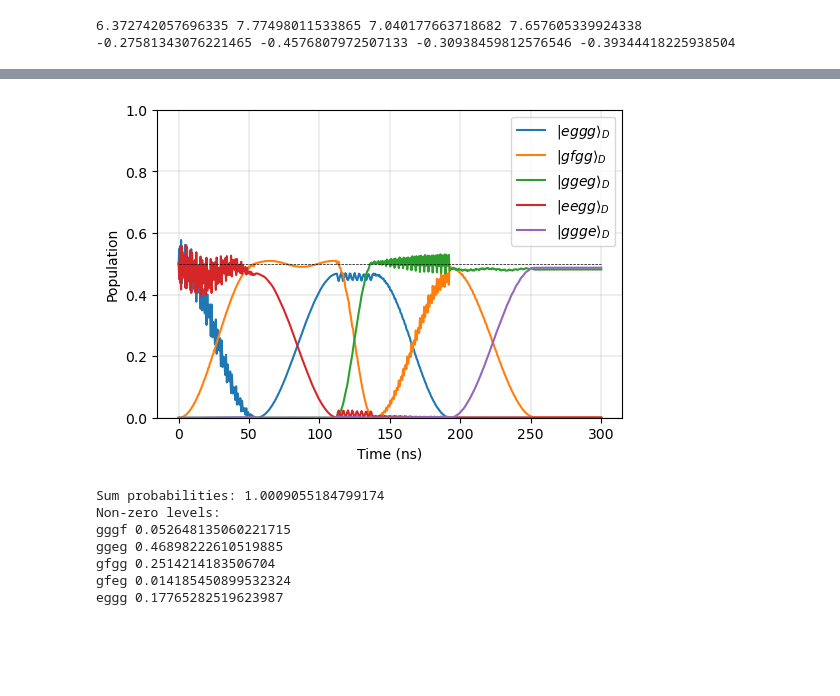
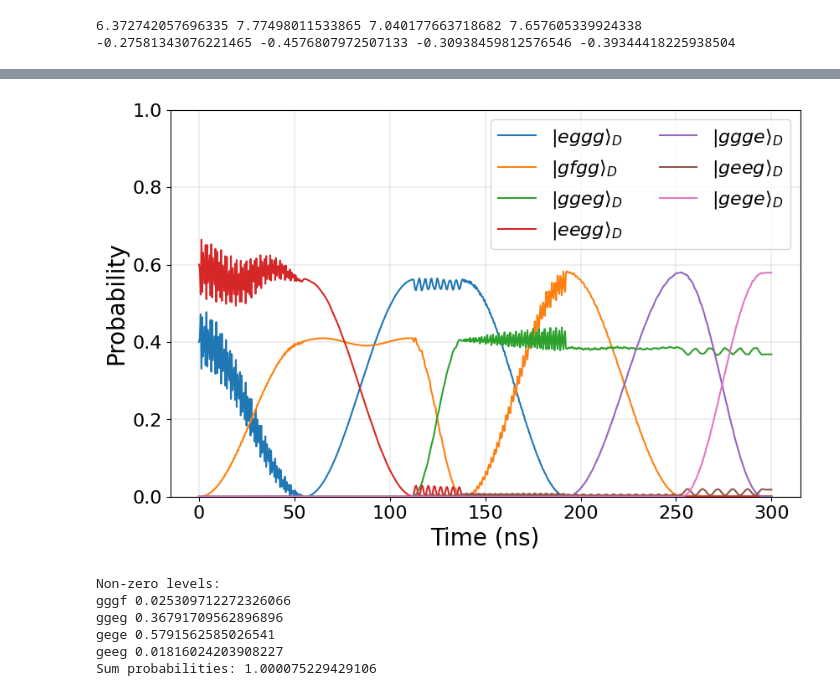
Before and after one commit to sebastienLeg/qutip_sims, a Jupyter notebook: 4transmon_fixed_freq_swap.ipynb, the cells around one changed output, grey strips where cells are left out. Drawn from its saved outputs; the diff is of its cells as text; code cells hidden in the pictures; blank space fills up the shorter version.

```diff
--- a/4transmon_fixed_freq_swap.ipynb
+++ b/4transmon_fixed_freq_swap.ipynb
@@ -14,7 +14,7 @@ from PulseSequence import PulseSequence
 from QSwitch import QSwitch
 
 style.use('default')
-plt.rcParams['figure.figsize'] = [6, 4]
+plt.rcParams['figure.figsize'] = [9.7, 6]
 default_colors = plt.rcParams['axes.prop_cycle'].by_key()['color']
 scq.settings.PROGRESSBAR_DISABLED = True
 # %%
@@ -117,8 +127,8 @@ updated wd from 7.561877470284444 to 7.561877470284444
 # %%
 # times = np.linspace(0, 650, 200)
-# times = np.linspace(0, 1450, 400)
-times = np.linspace(0, 300, 500)
-# times = np.linspace(0, 10, 100)
+# times = np.linspace(0, 1000, 400)
+times = np.linspace(0, 300, 700)
+# times = np.linspace(0, 50, 100)
 
 envelope_seq = seq.get_envelope_seq()
 print(seq.get_pulse_freqs(), '(GHz)')
@@ -154,12 +164,14 @@ c_ops = [
 # %%
 # psi0_name = 'eggg'
 # psi0_name = 'gfgg'
+# psi0_name = 'efgg'
 # psi0_name = 'eegg'
 # psi0_name = 'ggeg'
 # psi0_name = 'ggge'
 
 # psi0 = qram.state(psi0_name)
-psi0 = np.sqrt(1/2) * qram.state('eggg') + np.sqrt(1/2) * qram.state('eegg') # QRAM start
+psi0 = np.sqrt(0.4) * qram.state('eggg') + np.sqrt(0.6) * qram.state('eegg') # QRAM start
+# psi0 = np.sqrt(0.4) * qram.state('gggg') + np.sqrt(0.6) * qram.state('gegg') # QRAM start
 
 # print(seq.get_pulse_str())
 
@@ -183,69 +195,82 @@ Total run time:  59.84s
 # %%
+# states for 1 input
 eggg = qram.state('eggg')
 gfgg = qram.state('gfgg')
 ggeg = qram.state('ggeg')
 eegg = qram.state('eegg')
 ggge = qram.state('ggge')
-
+geeg = qram.state('geeg')
+gege = qram.state('gege')
 prob_eggg = [np.abs(eggg.overlap(result[t]))**2 for t in range(len(times))]
 prob_gfgg = [np.abs(gfgg.overlap(result[t]))**2 for t in range(len(times))]
 prob_ggeg = [np.abs(ggeg.overlap(result[t]))**2 for t in range(len(times))]
 prob_eegg = [np.abs(eegg.overlap(result[t]))**2 for t in range(len(times))]
 prob_ggge = [np.abs(ggge.overlap(result[t]))**2 for t in range(len(times))]
+prob_geeg = [np.abs(geeg.overlap(result[t]))**2 for t in range(len(times))]
+prob_gege = [np.abs(gege.overlap(result[t]))**2 for t in range(len(times))]
+
+# states for 0 input
+gggg = qram.state('gggg')
+gegg = qram.state('gegg')
+prob_gggg = [np.abs(gggg.overlap(result[t]))**2 for t in range(len(times))]
+prob_gegg = [np.abs(gegg.overlap(result[t]))**2 for t in range(len(times))]
+
 
 plt.plot(times, prob_eggg, label=r'$|eggg\rangle_D$')
 plt.plot(times, prob_gfgg, label=r'$|gfgg\rangle_D$')
 plt.plot(times, prob_ggeg, label=r'$|ggeg\rangle_D$')
 plt.plot(times, prob_eegg, label=r'$|eegg\rangle_D$')
 plt.plot(times, prob_ggge, label=r'$|ggge\rangle_D$')
+plt.plot(times, prob_geeg, label=r'$|geeg\rangle_D$')
+plt.plot(times, prob_gege, label=r'$|gege\rangle_D$')
+
+# plt.plot(times, prob_gggg, label=r'$|gggg\rangle_D$')
+# plt.plot(times, prob_gegg, label=r'$|gegg\rangle_D$')
 
 # plt.plot(times, [np.abs(state('geeg').overlap(result[t]))**2 for t in range(len(times))], 'k--', label=r'$|geeg\rangle_D$')
 # plt.plot(times, [np.abs(state('efgg').overlap(result[t]))**2 for t in range(len(times))], 'k-.', label=r'$|efgg\rangle_D$')
 
 # for i1 in range(cutoffs[0]):
 #     for i2 in range(cutoffs[1]):
 #         for i3 in range(cutoffs[2]):
 #             for i4 in range(cutoffs[3]):
 #                 # print(qram.levels_nums_to_name([i1, i2, i3, i4]))
 #                 plt.plot(times,
 #                          [np.abs(qram.state([i1, i2, i3, i4]).overlap(result[t]))**2 for t in range(len(times))],
 #                          label='qram.level_nums_to_name[i1, i2, i3, i4]')
 
-plt.plot(times, [0.5]*len(times), 'k--', linewidth=0.5)
-plt.legend()
+# plt.plot(times, [0.5]*len(times), 'k--', linewidth=0.5)
+plt.legend(fontsize=16, ncol=2)
 plt.ylim(0, 1)
 # plt.xlim(750, 1000)
-plt.xlabel('Time (ns)')
-plt.ylabel('Population')
+plt.tick_params(labelsize=16)
+plt.xlabel('Time (ns)', fontsize=20)
+plt.ylabel('Probability', fontsize=20)
 # plt.title(r'$\psi_0=|$'+psi0_name+r'$\rangle$')
+# plt.title('QRAM state evolution in memory access operation')
 plt.grid(linewidth=0.3)
 plt.show()
 # %% [output]
-[figure, old version]
+[figure, new version]
 # %%
-T = 150 # ns
+T = 300 # ns
 
 sum_psi = 0
 T = np.argmin(np.abs(times-T))
-for i1 in range(cutoffs[0]):
-    for i2 in range(cutoffs[1]):
-        for i3 in range(cutoffs[2]):
-            for i4 in range(cutoffs[3]):
-                sum_psi += np.abs(qram.state([i1, i2, i3, i4]).overlap(result[T]))**2
-print('Sum probabilities:', sum_psi)
 print("Non-zero levels:")
 for i1 in range(cutoffs[0]):
     for i2 in range(cutoffs[1]):
         for i3 in range(cutoffs[2]):
             for i4 in range(cutoffs[3]):
                 prob = np.abs(qram.state([i1, i2, i3, i4]).overlap(result[T]))**2
+                sum_psi += prob
                 if prob > 0.01: print(qram.level_nums_to_name([i1, i2, i3, i4]), prob)
+print('Sum probabilities:', sum_psi)
 # %% [output]
-Sum probabilities: 1.0009055184799174
 Non-zero levels:
-gggf 0.052648135060221715
-ggeg 0.46898222610519885
-gfgg 0.2514214183506704
-gfeg 0.014185450899532324
-eggg 0.17765282519623987
+gggf 0.025309712272326066
+ggeg 0.36791709562896896
+gege 0.5791562585026541
+geeg 0.01816024203908227
+Sum probabilities: 1.000075229429106
 # %%
```
Also changed, not shown: parts of 6 cells of this notebook, 2 other files.
